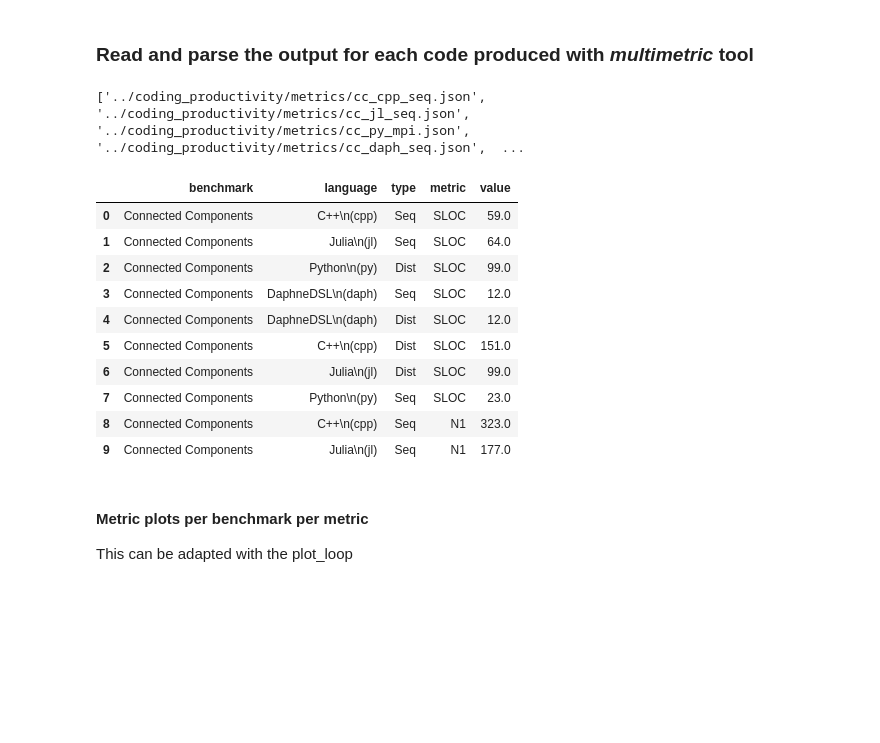
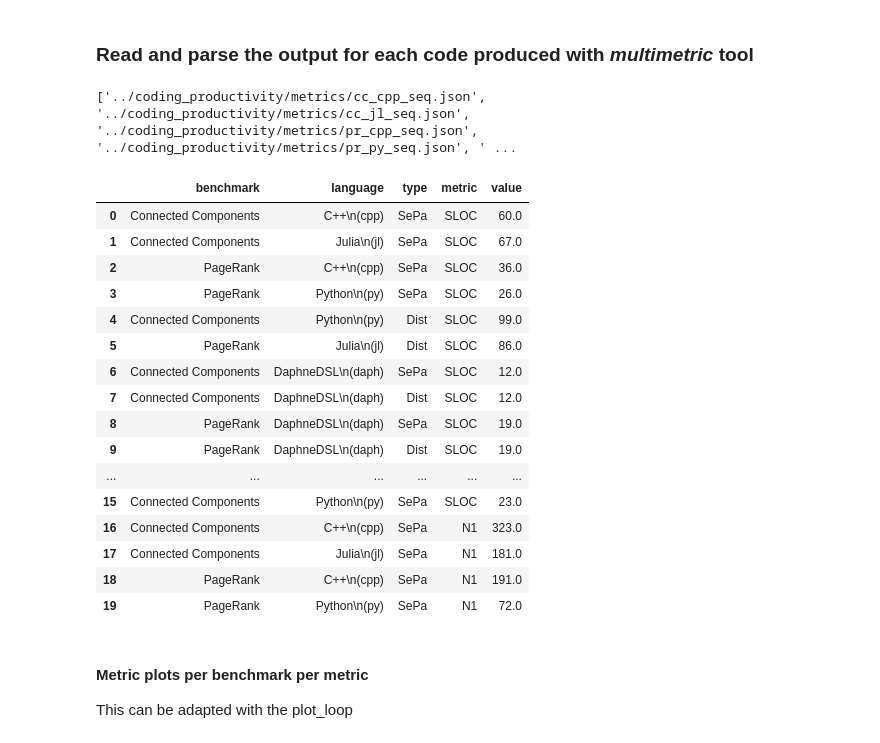
Before and after one commit to GuilloteauQ/daphnesched2, a Jupyter notebook: plots/plots.ipynb, the cells around one changed output. Saved outputs shown, nothing was run; the diff lists cells and outputs as text; code cells hidden in the pictures; blank space fills up the shorter version.

```diff
--- a/plots/plots.ipynb
+++ b/plots/plots.ipynb
@@ -203,12 +203,12 @@ path_json = '../coding_productivity/metrics/'
 # file name to text mapper
 mapper = {
     'cc': 'Connected Components',
+    'pr': 'PageRank',
     'cpp': 'C++\n(cpp)',
     'jl': 'Julia\n(jl)',
     'py': 'Python\n(py)',
     'daph': 'DaphneDSL\n(daph)',
-    'seq': 'Seq',
-    'par': 'Par',
+    'seq': 'SePa',
     'mpi': 'Dist',
 }
 
@@ -274,45 +274,51 @@ for filepath in all_files:
         int(n2),     # n2
         float(halstead_effort),  # HAL
         int(cyclomatic)          # CCN
     ]
 
     df_list.append(df)
 
     # if the language is DaphneDSL, we add the same values for the 'dist' type
     if lang ==  mapper.get('daph'):
         # create a copy of the DataFrame
         df_dist = df.copy()
         # change the type to 'Dist'
         df_dist['type'] = 'Dist'
         # append the new DataFrame to the list
         df_list.append(df_dist)
 
 df_wide = pd.concat(df_list, axis=0, ignore_index=True)
 
 # make it a tidy DataFrame
 df_long = pd.melt(
     df_wide,
     id_vars=['benchmark', 'language', 'type'],  # keep these as identifiers
     value_vars=['SLOC', 'N1', 'N2', 'TOC', 'n1', 'n2', 'HAL', 'CCN'],  # metrics to melt
     var_name='metric',
     value_name='value'
 )
 
 # show
-df_long.head(10)
+df_long.head(20)
 # %% [output]
-['../coding_productivity/metrics/cc_cpp_seq.json', '../coding_productivity/metrics/cc_jl_seq.json', '../coding_productivity/metrics/cc_py_mpi.json', '../coding_productivity/metrics/cc_daph_seq.json',  ...
+['../coding_productivity/metrics/cc_cpp_seq.json', '../coding_productivity/metrics/cc_jl_seq.json', '../coding_productivity/metrics/pr_cpp_seq.json', '../coding_productivity/metrics/pr_py_seq.json', ' ...
 |  | benchmark | language | type | metric | value |
-| 0 | Connected Components | C++\n(cpp) | Seq | SLOC | 59.0 |
-| 1 | Connected Components | Julia\n(jl) | Seq | SLOC | 64.0 |
-| 2 | Connected Components | Python\n(py) | Dist | SLOC | 99.0 |
-| 3 | Connected Components | DaphneDSL\n(daph) | Seq | SLOC | 12.0 |
-| 4 | Connected Components | DaphneDSL\n(daph) | Dist | SLOC | 12.0 |
-| 5 | Connected Components | C++\n(cpp) | Dist | SLOC | 151.0 |
-| 6 | Connected Components | Julia\n(jl) | Dist | SLOC | 99.0 |
-| 7 | Connected Components | Python\n(py) | Seq | SLOC | 23.0 |
-| 8 | Connected Components | C++\n(cpp) | Seq | N1 | 323.0 |
-| 9 | Connected Components | Julia\n(jl) | Seq | N1 | 177.0 |
+| 0 | Connected Components | C++\n(cpp) | SePa | SLOC | 60.0 |
+| 1 | Connected Components | Julia\n(jl) | SePa | SLOC | 67.0 |
+| 2 | PageRank | C++\n(cpp) | SePa | SLOC | 36.0 |
+| 3 | PageRank | Python\n(py) | SePa | SLOC | 26.0 |
+| 4 | Connected Components | Python\n(py) | Dist | SLOC | 99.0 |
+| 5 | PageRank | Julia\n(jl) | Dist | SLOC | 86.0 |
+| 6 | Connected Components | DaphneDSL\n(daph) | SePa | SLOC | 12.0 |
+| 7 | Connected Components | DaphneDSL\n(daph) | Dist | SLOC | 12.0 |
+| 8 | PageRank | DaphneDSL\n(daph) | SePa | SLOC | 19.0 |
+| 9 | PageRank | DaphneDSL\n(daph) | Dist | SLOC | 19.0 |
+| ... | ... | ... | ... | ... | ... |
+| 15 | Connected Components | Python\n(py) | SePa | SLOC | 23.0 |
+| 16 | Connected Components | C++\n(cpp) | SePa | N1 | 323.0 |
+| 17 | Connected Components | Julia\n(jl) | SePa | N1 | 181.0 |
+| 18 | PageRank | C++\n(cpp) | SePa | N1 | 191.0 |
+| 19 | PageRank | Python\n(py) | SePa | N1 | 72.0 |
 # %% [markdown]
 #### Metric plots per benchmark per metric
 This can be adapted with the plot_loop
```
Also changed, not shown: parts of 5 cells of this notebook, 12 other files.
